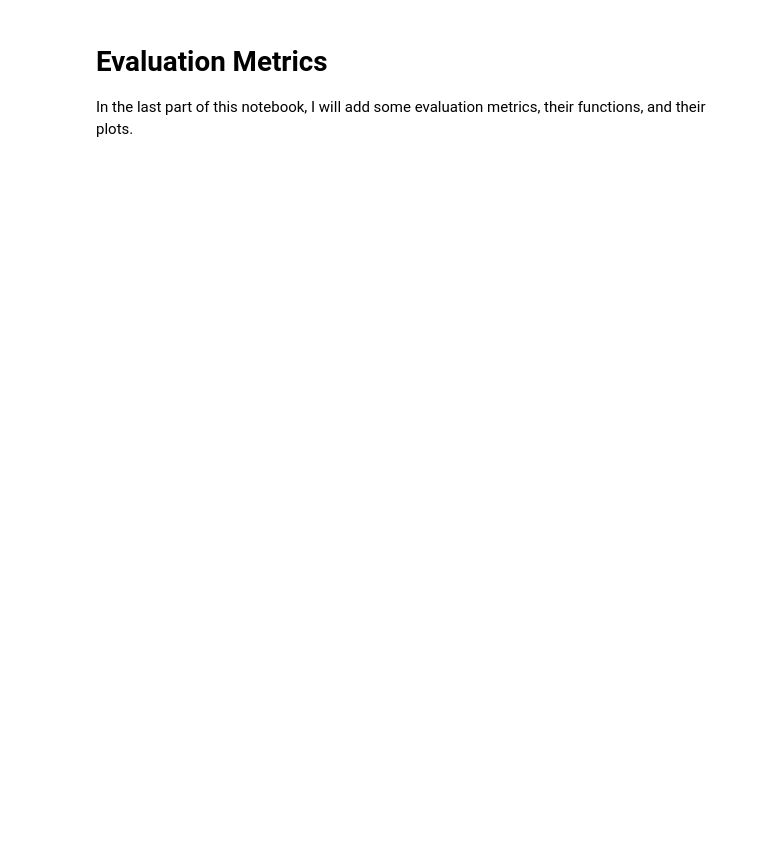
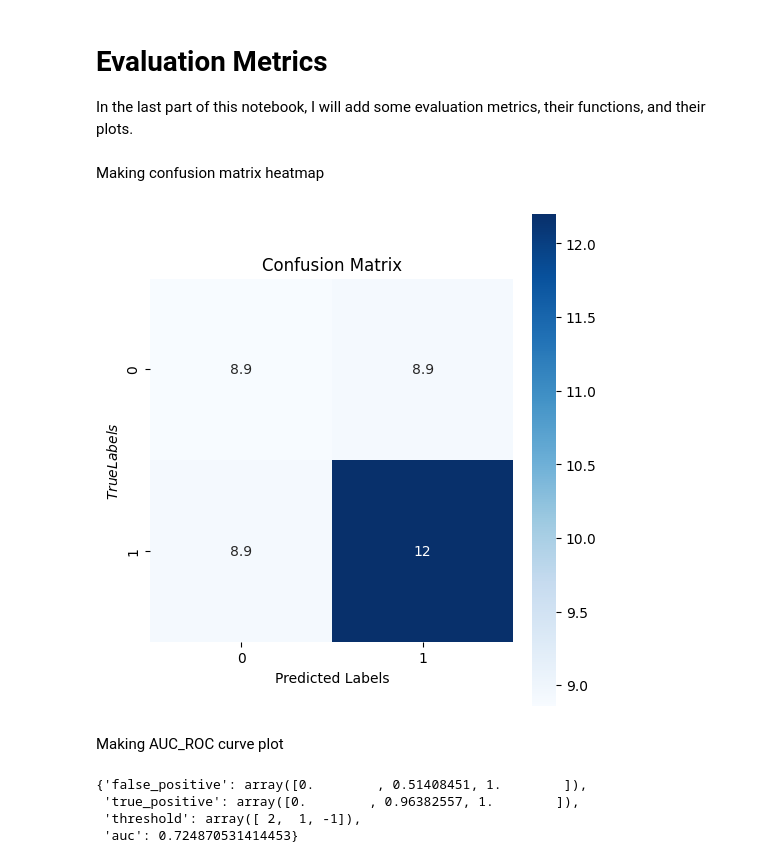
Before and after one commit to hooman-b/Programming_2, a Jupyter notebook: Week_2_7/test_notebook.ipynb, the cells around one changed output. Drawn from its saved outputs; the diff is of its cells as text; code cells hidden in the pictures; blank space fills up the shorter version.

```diff
--- a/Week_2_7/test_notebook.ipynb
+++ b/Week_2_7/test_notebook.ipynb
@@ -664,6 +665,6 @@ final_dict
 # %% [markdown]
 Now, I will using the model to predict and also, evaluate the result bu using evaluation metrics.
 # %%
-y_train = [1 if element=='NORMAL' else -1 for element in df_train.iloc[:,-1]]
+y_train = [1 if element=='NORMAL' else -1 for element in selected_df.iloc[:,-1]]
 # %%
 y_pred = final_dict['IsolationForest']['best_model'].predict(selected_df.iloc[:,:-1])
@@ -730,7 +727,7 @@ def precision(y_actual, y_predict):
 def recall(y_actual, y_predict):
     return recall_score(y_actual, y_predict)
 
-def confusion(y_test_linear, test_linear_pred):
+def confusion(y_actual, y_predict):
     return confusion_matrix(y_actual, y_predict)
 
 def accuracy(y_actual, y_predict):
@@ -743,7 +740,7 @@ def accuracy(y_actual, y_predict):
 
 def auc_roc(y_actual, y_predict):
     fp, tp, threshold = roc_curve(y_actual, y_predict)
-    area = auc(false_positive, true_positive)
+    area = auc(fp, tp)
 
     auc_roc_dict = {
                     'false_positive': fp,
@@ -762,3 +759,38 @@ def evaluation_metrics_calculator(metric_names, y_actual, y_predict):
     #evaluation_dict = {name:getattr(self, method_name)() for name in metric_names}
     # return the evaluation dictionary
     return evaluation_dict
+# %% [markdown]
+Making confusion matrix heatmap
+# %%
+def cm_plot(cm, logarithm=False):
+
+    if logarithm:
+        cm = np.log(cm)
+
+    fig, ax = plt.subplots(nrows=1, ncols=1, figsize=(5, 5), layout='constrained')
+
+    # Create a heatmap of the confusion matrix
+    sns.heatmap(cm, annot=True, cmap='Blues', ax=ax)
+    ax.set(aspect='equal',
+        xlabel='Predicted Labels',
+        ylabel='$True Labels$')
+
+    ax.set_title('Confusion Matrix')
+    return fig
+# %%
+# calculate confusion matrix
+cm = confusion(y_train, y_pred)
+# %%
+figure = cm_plot(cm, True)
+# %% [output]
+[figure, added]
+# %% [markdown]
+Making AUC_ROC curve plot
+# %%
+auc_dict = auc_roc(y_train, y_pred)
+auc_dict
+# %% [output]
+{'false_positive': array([0.        , 0.51408451, 1.        ]),
+ 'true_positive': array([0.        , 0.96382557, 1.        ]),
+ 'threshold': array([ 2,  1, -1]),
+ 'auc': 0.724870531414453}
```
Also changed, not shown: parts of 6 cells of this notebook, 3 other files.
